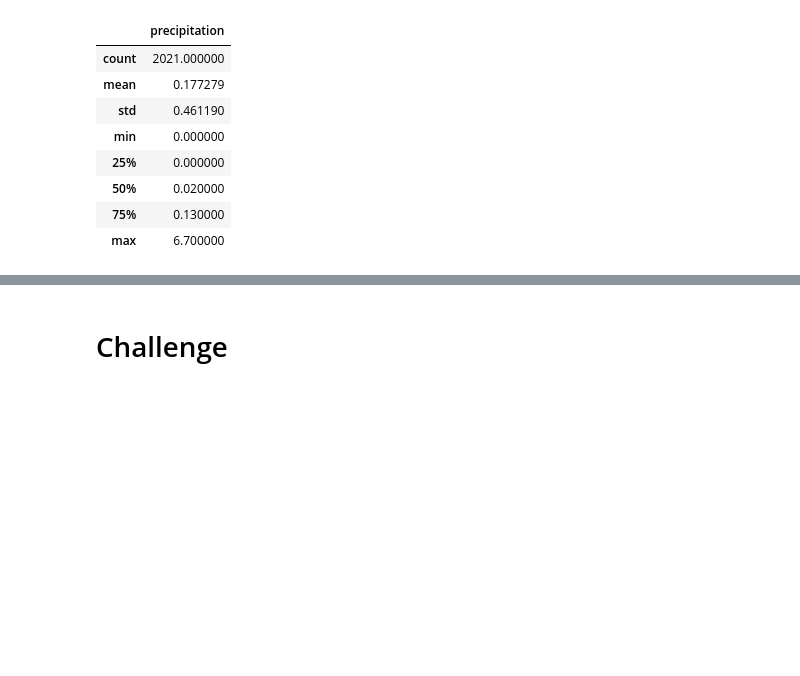
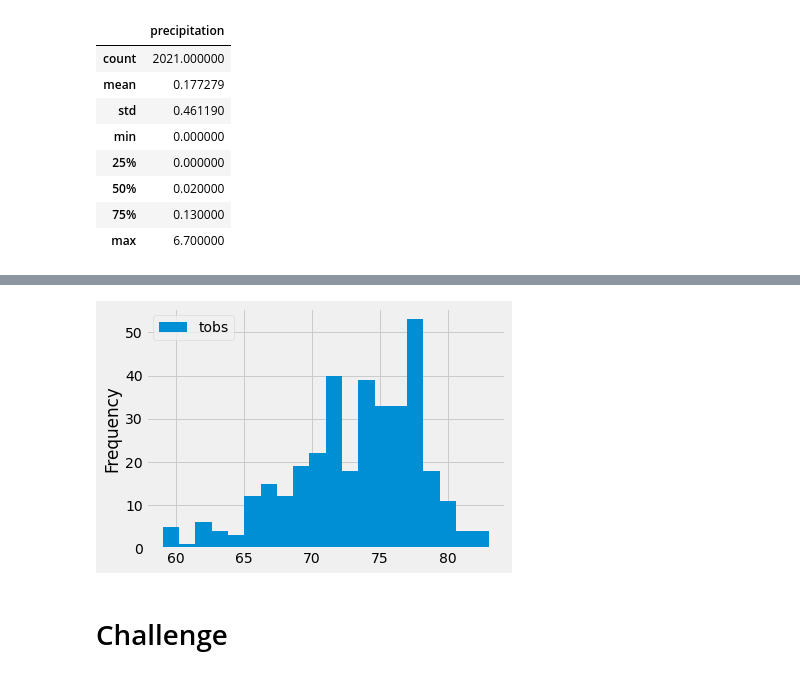
Before and after one commit to TanvirZulkarnaine/surfs_up, a Jupyter notebook: climate_analysis.ipynb, the cells around one changed output, grey strips where cells are left out. Cells and saved outputs as stored; diff of their text form; code cells hidden in the pictures; blank space fills up the shorter version.

```diff
--- a/climate_analysis.ipynb
+++ b/climate_analysis.ipynb
@@ -173,3 +231,9 @@ df.describe()
+# %%
+# Skill drill: bin = 20
+df.plot.hist(bins=20)
+plt.tight_layout()
+# %% [output]
+[figure, added]
 # %%
 # Write a function called `calc_temps` that will accept start date and end date in the format '%Y-%m-%d'
 # and return the minimum, average, and maximum temperatures for that range of dates
```
Also changed, not shown: parts of 12 cells of this notebook.
